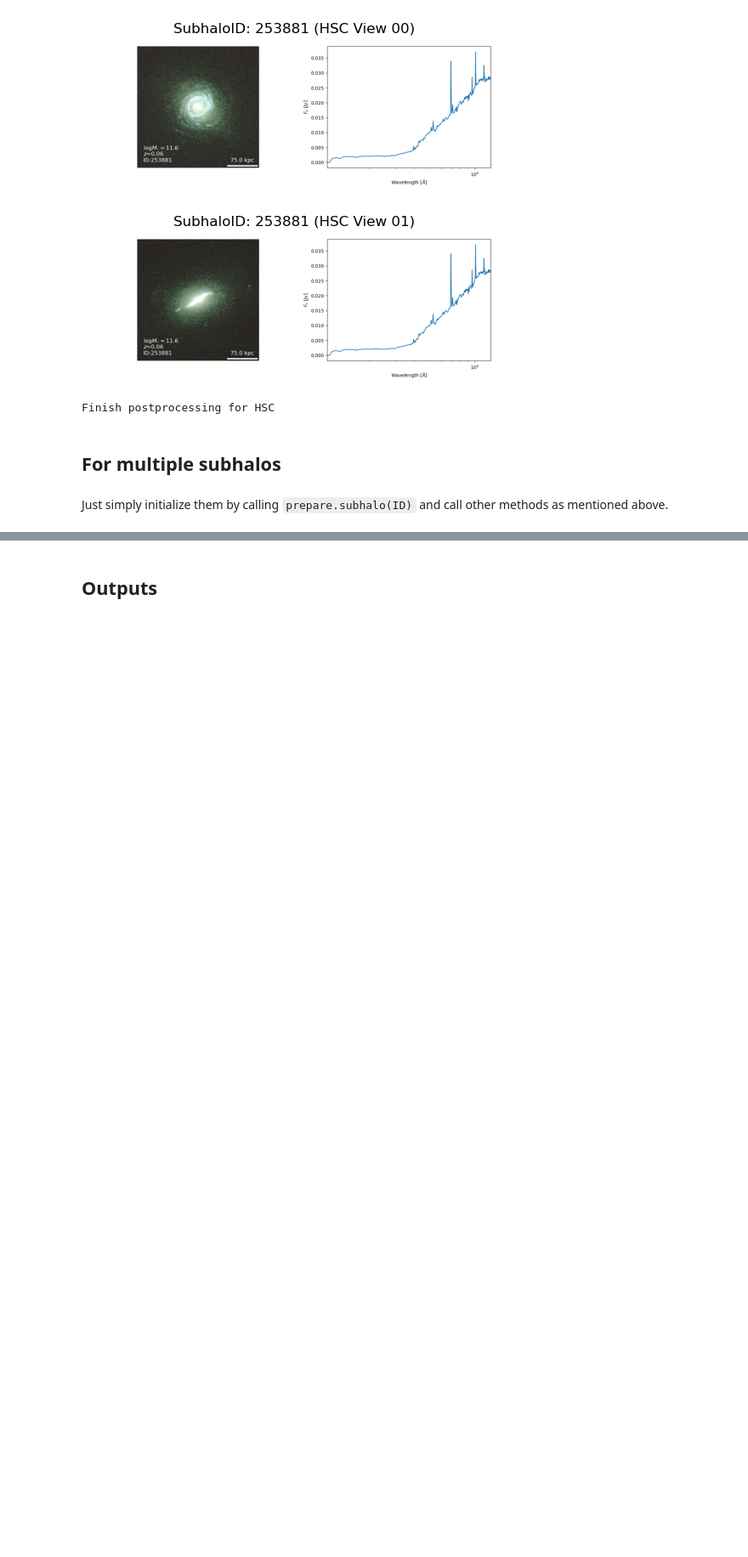
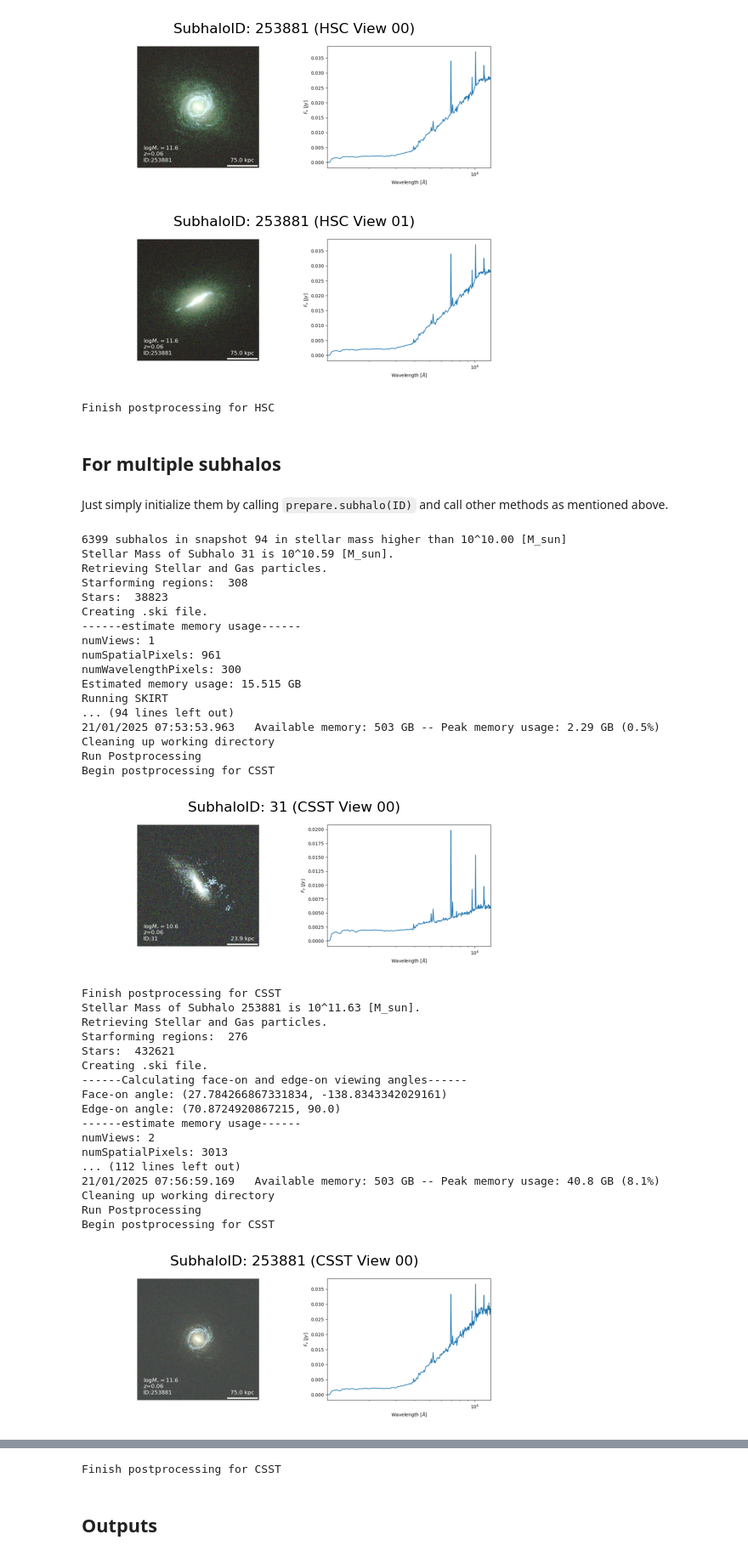
Before and after one commit to xczhou-astro/galaxyGenius, a Jupyter notebook: Notebooks/tutorial.ipynb, the cells around one changed output, grey strips where cells are left out. Shown: that part at 85% size. Drawn from its saved outputs; the diff is of its cells as text; code cells hidden in the pictures; blank space fills up the shorter version.

```diff
--- a/Notebooks/tutorial.ipynb
+++ b/Notebooks/tutorial.ipynb
@@ -147,13 +147,70 @@ Finish postprocessing for HSC
 ## For multiple subhalos
 # %% [markdown]
 Just simply initialize them by calling `prepare.subhalo(ID)` and call other methods as mentioned above.
-# %%
-for ID in [644966, 646870]:
-    preprocess.subhalo(ID) # initialize for subhalo with ID
-    preprocess.prepare()
-
-    dataGeneration = DataGeneration(conf)
-    dataGeneration.runSKIRT()
-
-    postprocess = PostProcess(ID, conf)
-    postprocess.runPostprocess()
+# %%
+preprocess = PreProcess(conf)
+subhalos = preprocess.get_subhalos()
+
+for ID in [31, 253881]:
+    # Initialize for subhalo with ID
+    preprocess.subhalo(subhaloID=ID)
+
+    # Some parameters can be dynamically set
+    data = {}
+    data['numPackets'] = 1e6
+    data['surveys'] = ['CSST']
+
+    if ID == 31:
+        data['inclinations'] = [0]
+        data['azimuths'] = [0]
+        data['faceAndEdge'] = False
+    elif ID == 253881:
+        data['faceAndEdge'] = True
+
+    # Dynamically set parameters pass to prepare()
+    preprocess.prepare(data)
+
+    # Run SKIRT
+    dataGeneration = DataGeneration(config=conf)
+    dataGeneration.runSKIRT()
+
+    # Run postprocessing
+    postprocess = PostProcess(subhaloID=ID, config=conf)
+    postprocess.runPostprocess(showImages=True)
+# %% [output]
+6399 subhalos in snapshot 94 in stellar mass higher than 10^10.00 [M_sun]
+Stellar Mass of Subhalo 31 is 10^10.59 [M_sun].
+Retrieving Stellar and Gas particles.
+Starforming regions:  308
+Stars:  38823
+Creating .ski file.
+------estimate memory usage------
+numViews: 1
+numSpatialPixels: 961
+numWavelengthPixels: 300
+Estimated memory usage: 15.515 GB
+Running SKIRT
+... (94 lines left out)
+21/01/2025 07:53:53.963   Available memory: 503 GB -- Peak memory usage: 2.29 GB (0.5%)
+Cleaning up working directory
+Run Postprocessing
+Begin postprocessing for CSST
+[figure, added]
+Finish postprocessing for CSST
+Stellar Mass of Subhalo 253881 is 10^11.63 [M_sun].
+Retrieving Stellar and Gas particles.
+Starforming regions:  276
+Stars:  432621
+Creating .ski file.
+------Calculating face-on and edge-on viewing angles------
+Face-on angle: (27.784266867331834, -138.8343342029161)
+Edge-on angle: (70.8724920867215, 90.0)
+------estimate memory usage------
+numViews: 2
+numSpatialPixels: 3013
+... (112 lines left out)
+21/01/2025 07:56:59.169   Available memory: 503 GB -- Peak memory usage: 40.8 GB (8.1%)
+Cleaning up working directory
+Run Postprocessing
+Begin postprocessing for CSST
+[figure, added]
@@ -160,3 +218,4 @@ for ID in [644966, 646870]:
+Finish postprocessing for CSST
 # %% [markdown]
 ## Outputs
 # %% [markdown]
```
Also changed, not shown: parts of 2 cells of this notebook, 1 other file.
